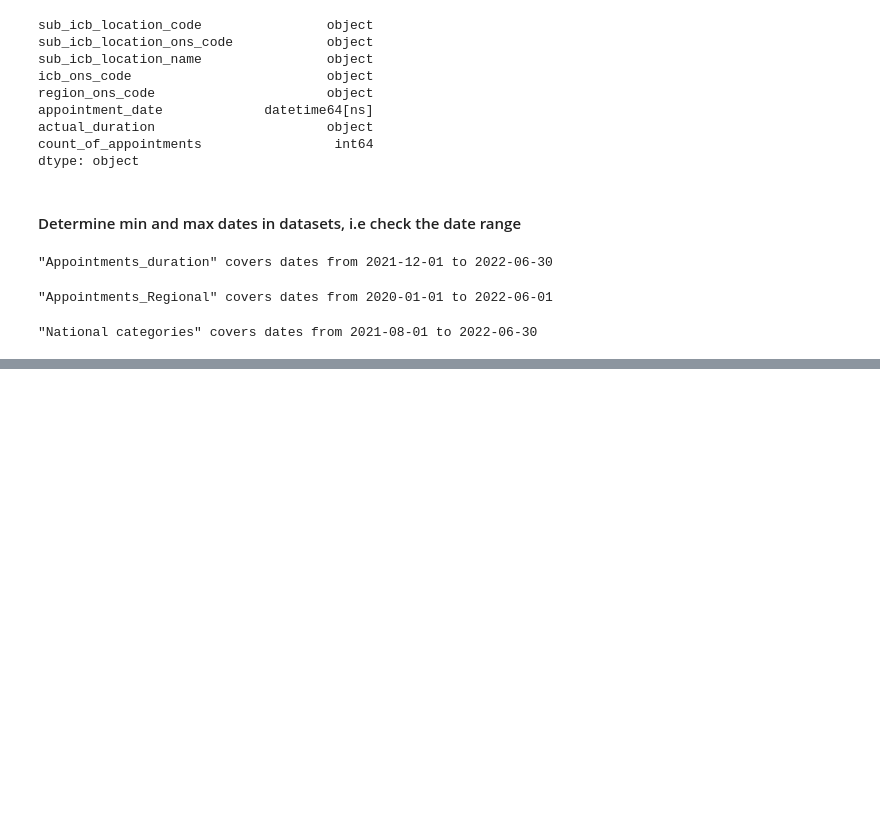
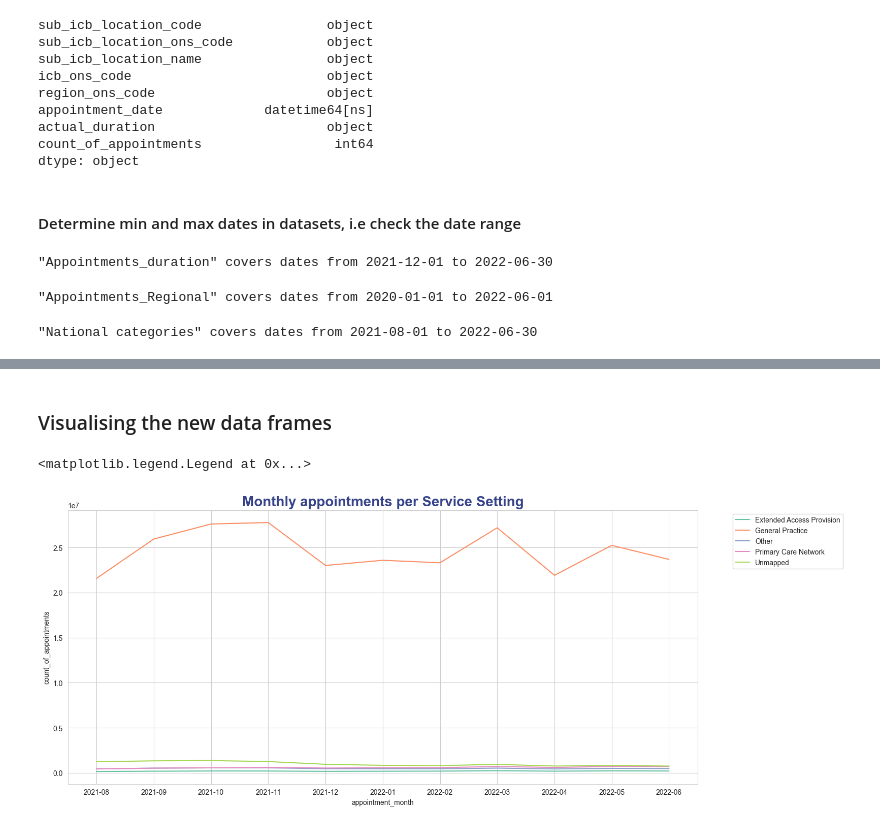
Before and after one commit to DimaBrikach/NHS_Assignment, a Jupyter notebook: Dzmitry_Brykach_DA201_Assignment.ipynb, the cells around one changed output, grey strips where cells are left out. Cells and saved outputs as stored; diff of their text form; code cells hidden in the pictures; blank space fills up the shorter version.

Commit message:
added general visualizations to the notebook

```diff
--- a/Dzmitry_Brykach_DA201_Assignment.ipynb
+++ b/Dzmitry_Brykach_DA201_Assignment.ipynb
@@ -373,0 +373,4 @@ service_settings
+# %%
+# creating a data frame for service_settings
+services_per_month = categories.groupby(['appointment_month', 'service_setting'])['count_of_appointments'].sum().reset_index()
+services_per_month.head()
@@ -373,0 +395,9 @@ service_settings
+# %% [markdown]
+### Visualising the new data frames
+# %%
+plt.figure(figsize=(16,7))
+sns.lineplot(x = 'appointment_month', y = 'count_of_appointments', data=services_per_month, hue='service_setting', palette='Set2').set_title('Monthly appointments per Service Setting', fontsize=20, fontweight='bold', color='#36438A', fontfamily='arial')
+plt.legend(bbox_to_anchor=(1.05, 1),fontsize=10)
+# %% [output]
+<matplotlib.legend.Legend at 0x...>
+[figure, added]
```
Also changed, not shown: parts of 10 cells of this notebook.
